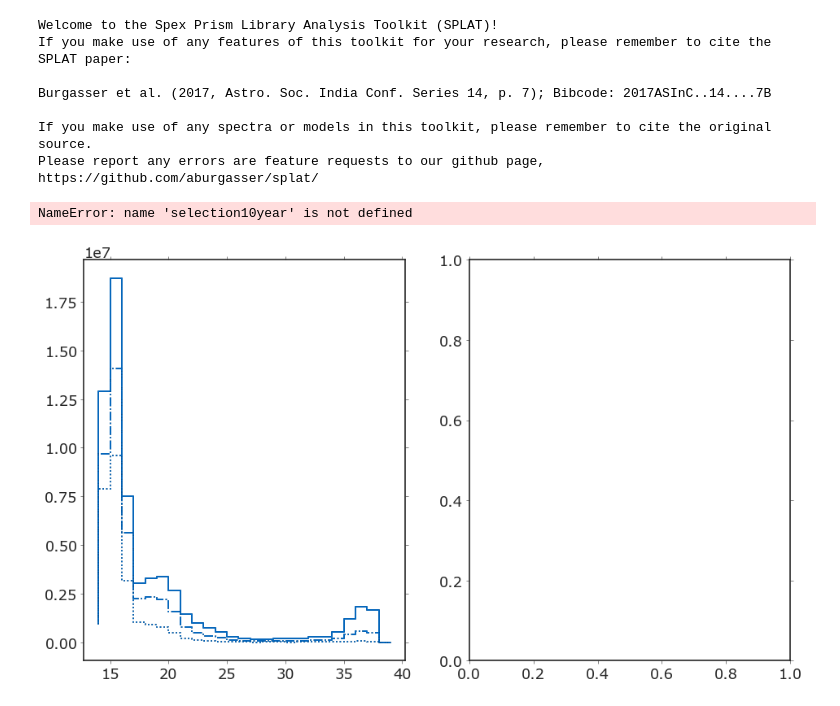
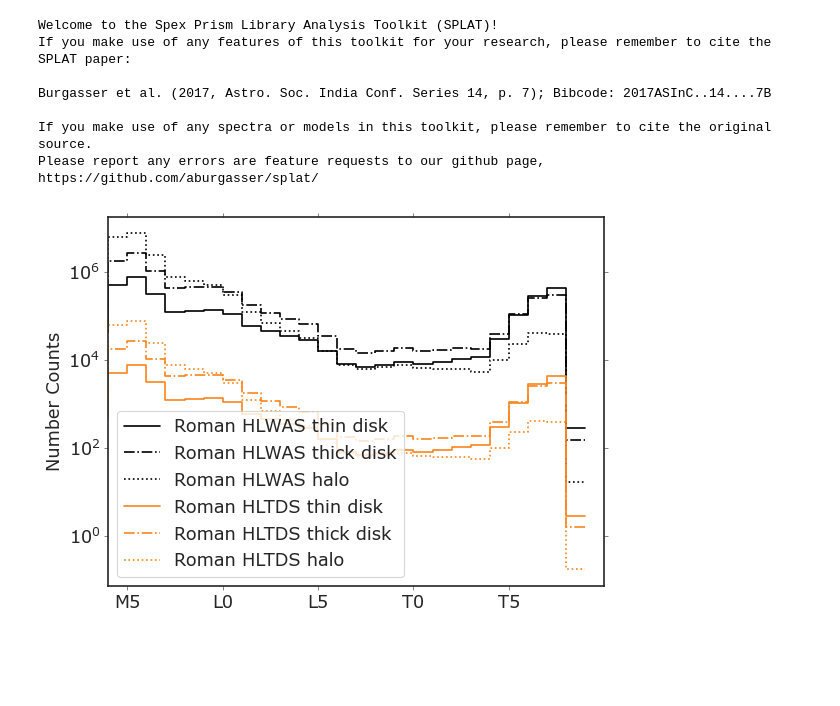
Before and after one commit to caganze/lsstsims, a Jupyter notebook: notebooks/Roman.ipynb, the cells around one changed output. Cells and saved outputs as stored; diff of their text form; code cells hidden in the pictures; blank space fills up the shorter version.

```diff
--- a/notebooks/Roman.ipynb
+++ b/notebooks/Roman.ipynb
@@ -57,6 +57,7 @@ def compute_vols_and_numbers(data, population, area, selection=None):
     pointings=list(data['volume'][population][0].keys())
     drho=(area/len(data['footprint'])).to(u.radian**2)
     sptgrid=data['sptgrid']
+    df=data['data']
 
     for idx, spt in enumerate(sptgrid):
         #compute selection correction by pointing
@@ -105,39 +106,24 @@ for k in FILENAMES.keys():
     data['data']=df
     data_dicts[k]= data
 # %%
-fig, ax=plt.subplots(ncols=2, figsize=(14, 8))
+fig, ax=plt.subplots()
 survey='Roman HLWAS'
 for pop in ['thin disk', 'thick disk', 'halo']:
     f= scl[pop]
-    ns=compute_vols_and_numbers(data, pop, SURVEY_AREAS[survey],selection=selection0)[0]
-    ns0=compute_vols_and_numbers(data,pop, SURVEY_AREAS[survey], selection=selection)[0]
-    ax[0].step(ns.spt, f*ns.number, linestyle=linestyles[pop], color='k')
-    ax[0].step(ns0.spt, f*ns0.number,  linestyle=linestyles[pop], color='#0074D9')
+    ns=compute_vols_and_numbers(data, pop, SURVEY_AREAS[survey], selection=selection0)[0]
+    ax.step(ns.spt, f*ns.number, linestyle=linestyles[pop], color='k', label='{} {}'.format(survey, pop))
 
 survey='Roman HLTDS'
 for pop in ['thin disk', 'thick disk', 'halo']:
     f= scl[pop]
-    ns=compute_vols_and_numbers(data, pop, SURVEY_AREAS[survey],selection=selection0)[0]
-    ns0=compute_vols_and_numbers(data,pop, SURVEY_AREAS[survey],selection=selection10year)[0]
-    ax[1].step(ns.spt, f*ns.number, linestyle=linestyles[pop], color='k')
-    ax[1].step(ns0.spt, f*ns0.number,  linestyle=linestyles[pop], color='#0074D9')
+    ns=compute_vols_and_numbers(data, pop, SURVEY_AREAS[survey],  selection=selection0)[0]
+    ax.step(ns.spt, f*ns.number, linestyle=linestyles[pop],  color='#FF851B', label='{} {}'.format(survey, pop))
 
-for a in ax:
-    a.set(xticks=[15,20, 25, 30, 35], xticklabels=['M5', 'L0', 'L5', 'T0', 'T5'],\
+ax.legend()
+ax.set(xticks=[15,20, 25, 30, 35], xticklabels=['M5', 'L0', 'L5', 'T0', 'T5'],\
           xlim=[14, 40], yscale='log', ylabel='Number Counts')
 
-    legend_elements = [Line2D([0], [0], color='#0074D9', ls='-',lw=2, label='Thin Disk + Selection'),
-                       Line2D([0], [0], color='#0074D9', ls='-.',lw=2, label='Thick Disk + Selection'),
-                       Line2D([0], [0], color='#0074D9', ls='dotted',lw=2, label='Halo + Selection'),
-                       Line2D([0], [0], color='k', ls='-',lw=2, label='Thin Disk'),
-                       Line2D([0], [0], color='k', ls='-.',lw=2, label='Thick Disk '),
-                       Line2D([0], [0], color='k', ls='dotted',lw=2, label='Halo ')]
 
-    a.legend(handles=legend_elements, loc='upper right', fontsize=14)
-
-ax[0].set_title('Roman HLWAS')
-ax[1].set_title('Roman HLTDS')
 plt.savefig('../figures/roman_baseline_number.pdf')
 # %% [output]
-NameError: name 'selection10year' is not defined
-[figure, old version]
+[figure, new version]
```
Also changed, not shown: 7 other files.
